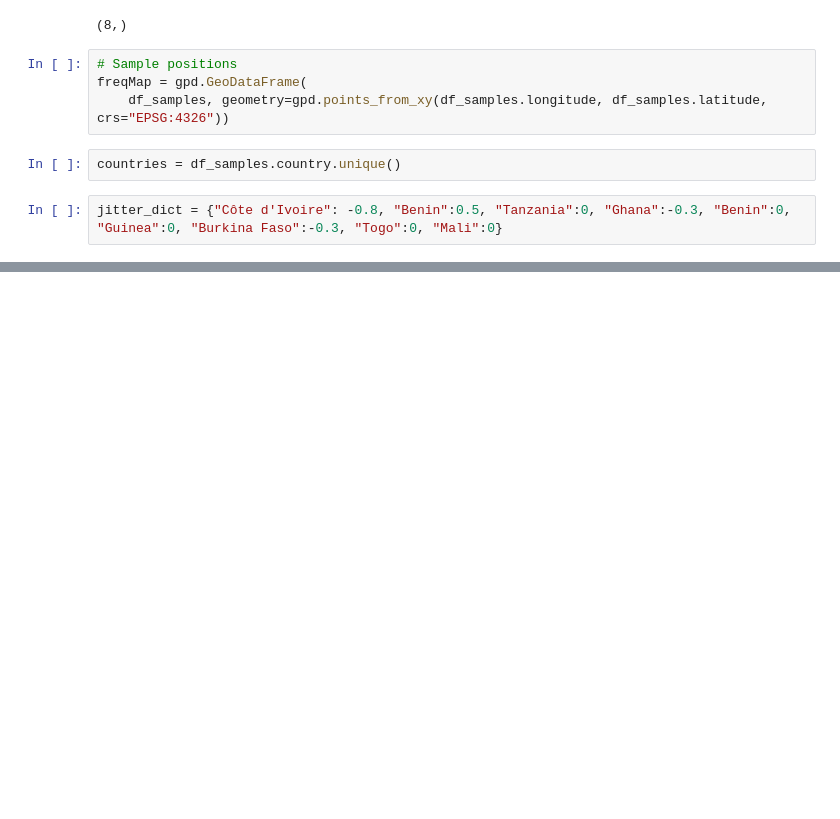
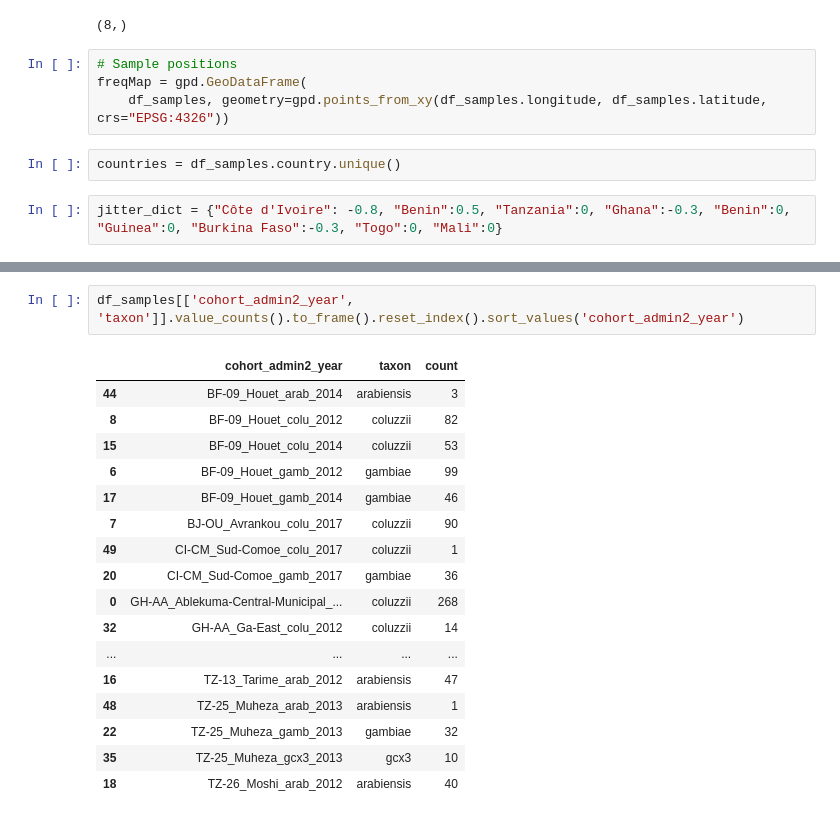
Before and after one commit to sanjaynagi/coeaexf, a Jupyter notebook: coeaexf-map.ipynb, the cells around one changed output, grey strips where cells are left out. Saved outputs shown, nothing was run; the diff lists cells and outputs as text; blank space fills up the shorter version.

```diff
--- a/coeaexf-map.ipynb
+++ b/coeaexf-map.ipynb
@@ -94,0 +135,20 @@ fig.savefig("../../results/coeae1f_sample_data.png", dpi=200)
+# %%
+df_samples[['cohort_admin2_year', 'taxon']].value_counts().to_frame().reset_index().sort_values('cohort_admin2_year')
+# %% [output]
+|  | cohort_admin2_year | taxon | count |
+| 44 | BF-09_Houet_arab_2014 | arabiensis | 3 |
+| 8 | BF-09_Houet_colu_2012 | coluzzii | 82 |
+| 15 | BF-09_Houet_colu_2014 | coluzzii | 53 |
+| 6 | BF-09_Houet_gamb_2012 | gambiae | 99 |
+| 17 | BF-09_Houet_gamb_2014 | gambiae | 46 |
+| 7 | BJ-OU_Avrankou_colu_2017 | coluzzii | 90 |
+| 49 | CI-CM_Sud-Comoe_colu_2017 | coluzzii | 1 |
+| 20 | CI-CM_Sud-Comoe_gamb_2017 | gambiae | 36 |
+| 0 | GH-AA_Ablekuma-Central-Municipal_... | coluzzii | 268 |
+| 32 | GH-AA_Ga-East_colu_2012 | coluzzii | 14 |
+| ... | ... | ... | ... |
+| 16 | TZ-13_Tarime_arab_2012 | arabiensis | 47 |
+| 48 | TZ-25_Muheza_arab_2013 | arabiensis | 1 |
+| 22 | TZ-25_Muheza_gamb_2013 | gambiae | 32 |
+| 35 | TZ-25_Muheza_gcx3_2013 | gcx3 | 10 |
+| 18 | TZ-26_Moshi_arab_2012 | arabiensis | 40 |
```
Also changed, not shown: parts of 8 cells of this notebook, 4 other files.
